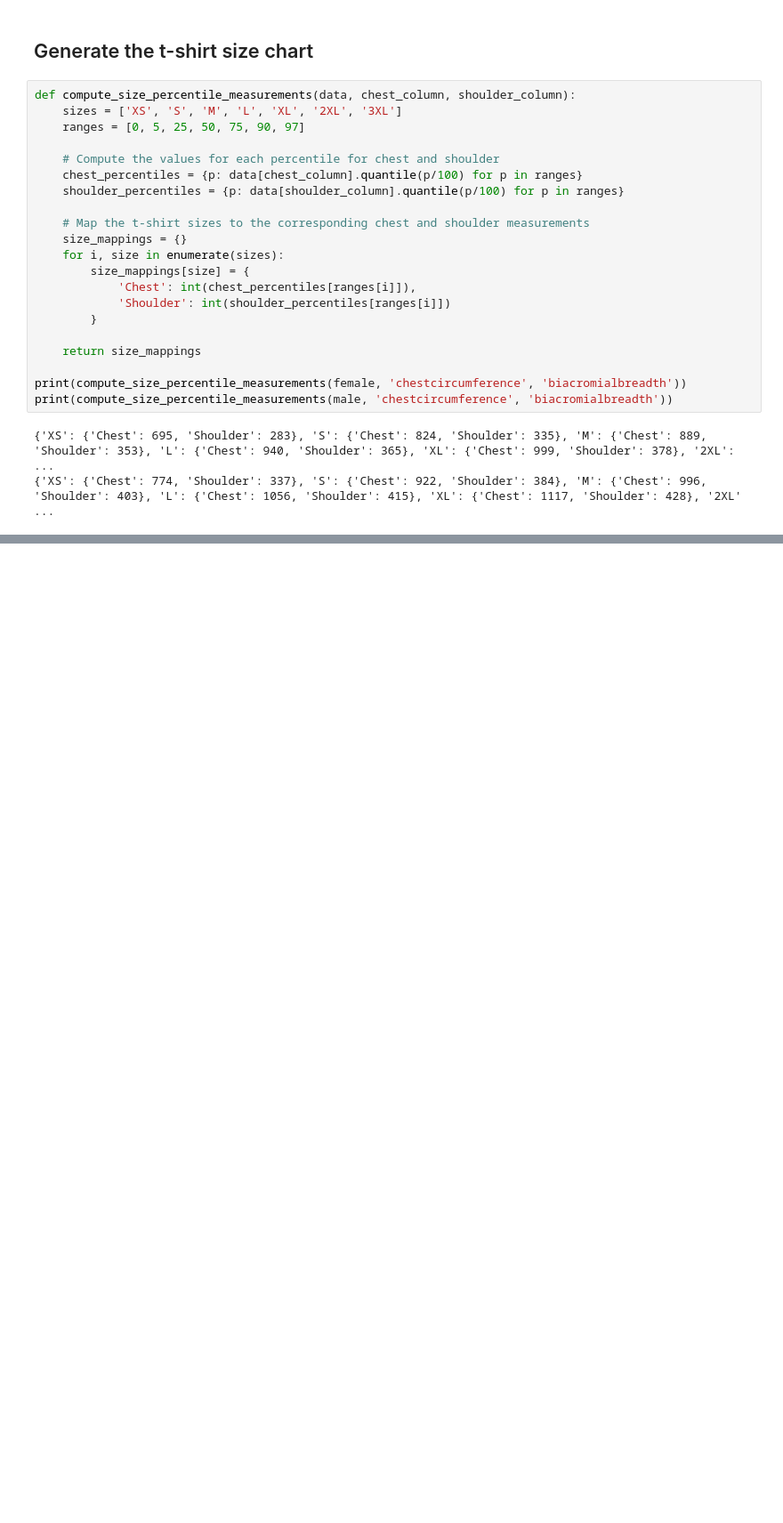
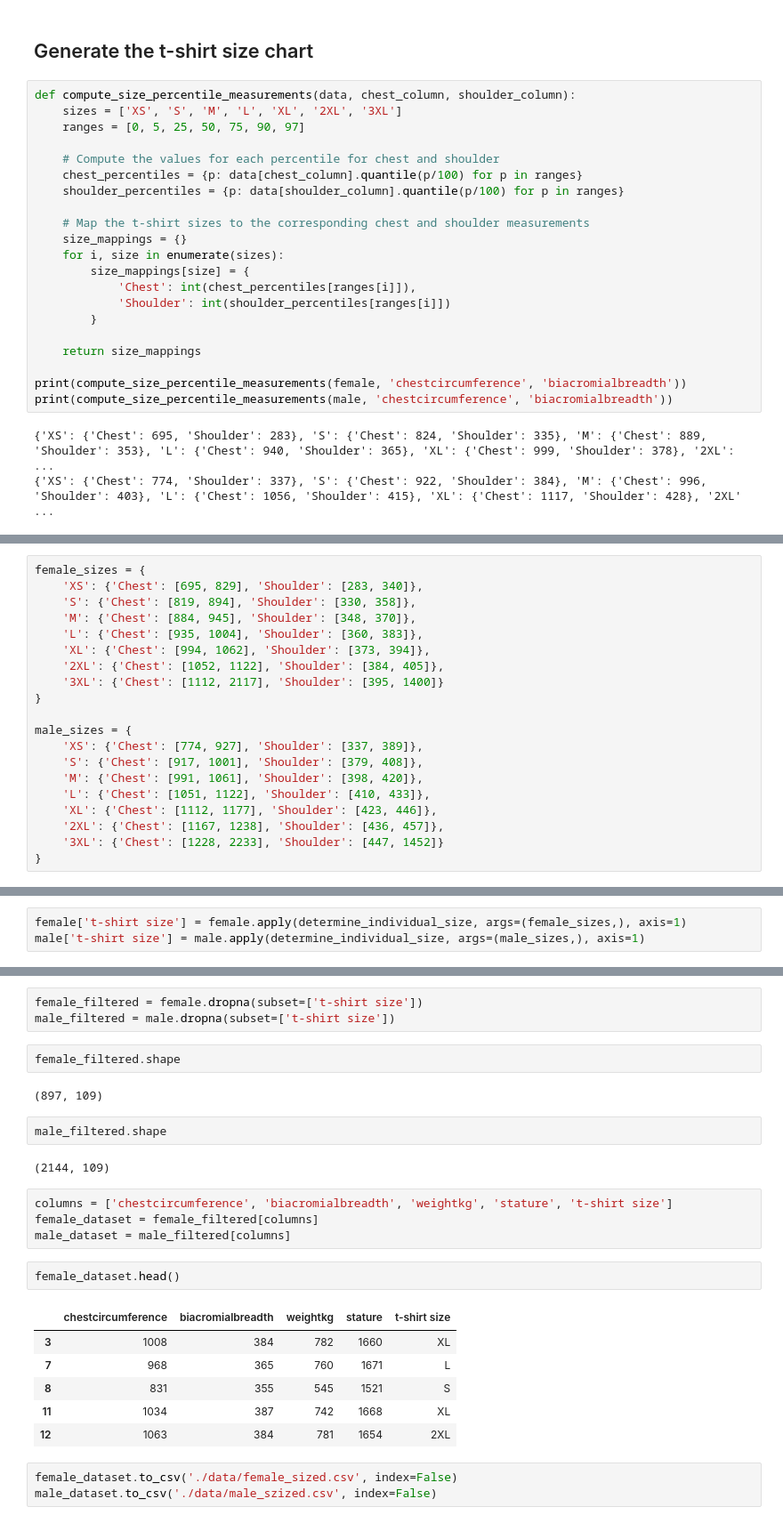
Before and after one commit to artheadsweden/iths_2023_sep_dec, a Jupyter notebook: 16oct/tshirts.ipynb, the cells around one changed output, grey strips where cells are left out. Shown: that part at 89% size. Drawn from its saved outputs; the diff is of its cells as text; blank space fills up the shorter version.

```diff
--- a/16oct/tshirts.ipynb
+++ b/16oct/tshirts.ipynb
@@ -145,0 +190,20 @@ joakim@arthead.se
+# %%
+female_sizes = {
+    'XS': {'Chest': [695, 829], 'Shoulder': [283, 340]},
+    'S': {'Chest': [819, 894], 'Shoulder': [330, 358]},
+    'M': {'Chest': [884, 945], 'Shoulder': [348, 370]},
+    'L': {'Chest': [935, 1004], 'Shoulder': [360, 383]},
+    'XL': {'Chest': [994, 1062], 'Shoulder': [373, 394]},
+    '2XL': {'Chest': [1052, 1122], 'Shoulder': [384, 405]},
+    '3XL': {'Chest': [1112, 2117], 'Shoulder': [395, 1400]}
+}
+
+male_sizes = {
+    'XS': {'Chest': [774, 927], 'Shoulder': [337, 389]},
+    'S': {'Chest': [917, 1001], 'Shoulder': [379, 408]},
+    'M': {'Chest': [991, 1061], 'Shoulder': [398, 420]},
+    'L': {'Chest': [1051, 1122], 'Shoulder': [410, 433]},
+    'XL': {'Chest': [1112, 1177], 'Shoulder': [423, 446]},
+    '2XL': {'Chest': [1167, 1238], 'Shoulder': [436, 457]},
+    '3XL': {'Chest': [1228, 2233], 'Shoulder': [447, 1452]}
+}
@@ -145,0 +299,3 @@ joakim@arthead.se
+# %%
+female['t-shirt size'] = female.apply(determine_individual_size, args=(female_sizes,), axis=1)
+male['t-shirt size'] = male.apply(determine_individual_size, args=(male_sizes,), axis=1)
@@ -145,0 +338,27 @@ joakim@arthead.se
+# %%
+female_filtered = female.dropna(subset=['t-shirt size'])
+male_filtered = male.dropna(subset=['t-shirt size'])
+# %%
+female_filtered.shape
+# %% [output]
+(897, 109)
+# %%
+male_filtered.shape
+# %% [output]
+(2144, 109)
+# %%
+columns = ['chestcircumference', 'biacromialbreadth', 'weightkg', 'stature', 't-shirt size']
+female_dataset = female_filtered[columns]
+male_dataset = male_filtered[columns]
+# %%
+female_dataset.head()
+# %% [output]
+|  | chestcircumference | biacromialbreadth | weightkg | stature | t-shirt size |
+| 3 | 1008 | 384 | 782 | 1660 | XL |
+| 7 | 968 | 365 | 760 | 1671 | L |
+| 8 | 831 | 355 | 545 | 1521 | S |
+| 11 | 1034 | 387 | 742 | 1668 | XL |
+| 12 | 1063 | 384 | 781 | 1654 | 2XL |
+# %%
+female_dataset.to_csv('./data/female_sized.csv', index=False)
+male_dataset.to_csv('./data/male_szized.csv', index=False)
```
Also changed, not shown: parts of 17 cells of this notebook.
